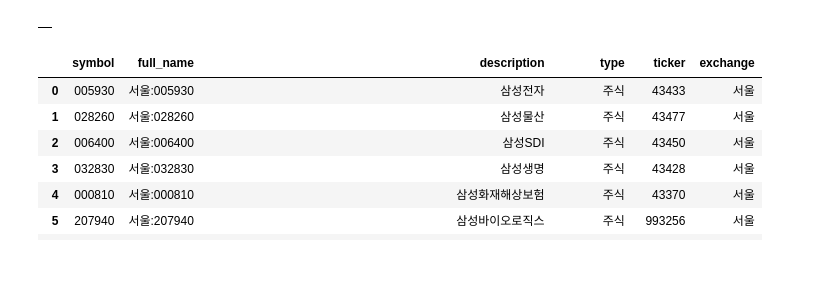
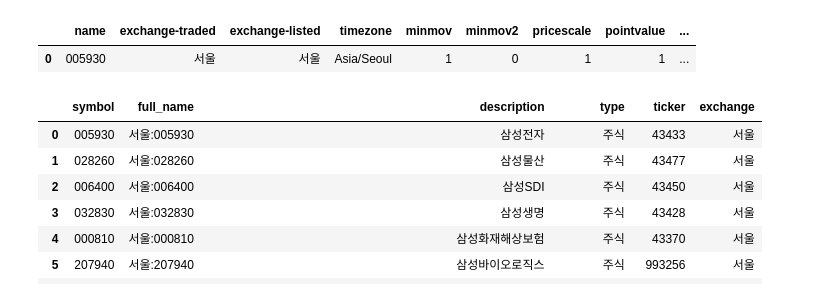
Before and after one commit to pickmoment/moondata, a Jupyter notebook: test.ipynb, the cells around one changed output. Drawn from its saved outputs; the diff is of its cells as text; code cells hidden in the pictures; blank space fills up the shorter version.

```diff
--- a/test.ipynb
+++ b/test.ipynb
@@ -101,7 +115,8 @@ quotes(['COMEX:GC', 'COMEX:SI', 'NYMEX:CL', 'NYMEX:NG', 'NYMEX:USTEC', 'CME:USTE
 # %%
-symbols('서울:005930')
+symbols('KS:005930')
 # %% [output]
-|  |
+|  | name | exchange-traded | exchange-listed | timezone | minmov | minmov2 | pricescale | pointvalue | ... |
+| 0 | 005930 | 서울 | 서울 | Asia/Seoul | 1 | 0 | 1 | 1 | ... |
 # %%
 search('삼성')
 # %% [output]
```
Also changed, not shown: parts of 3 cells of this notebook.
